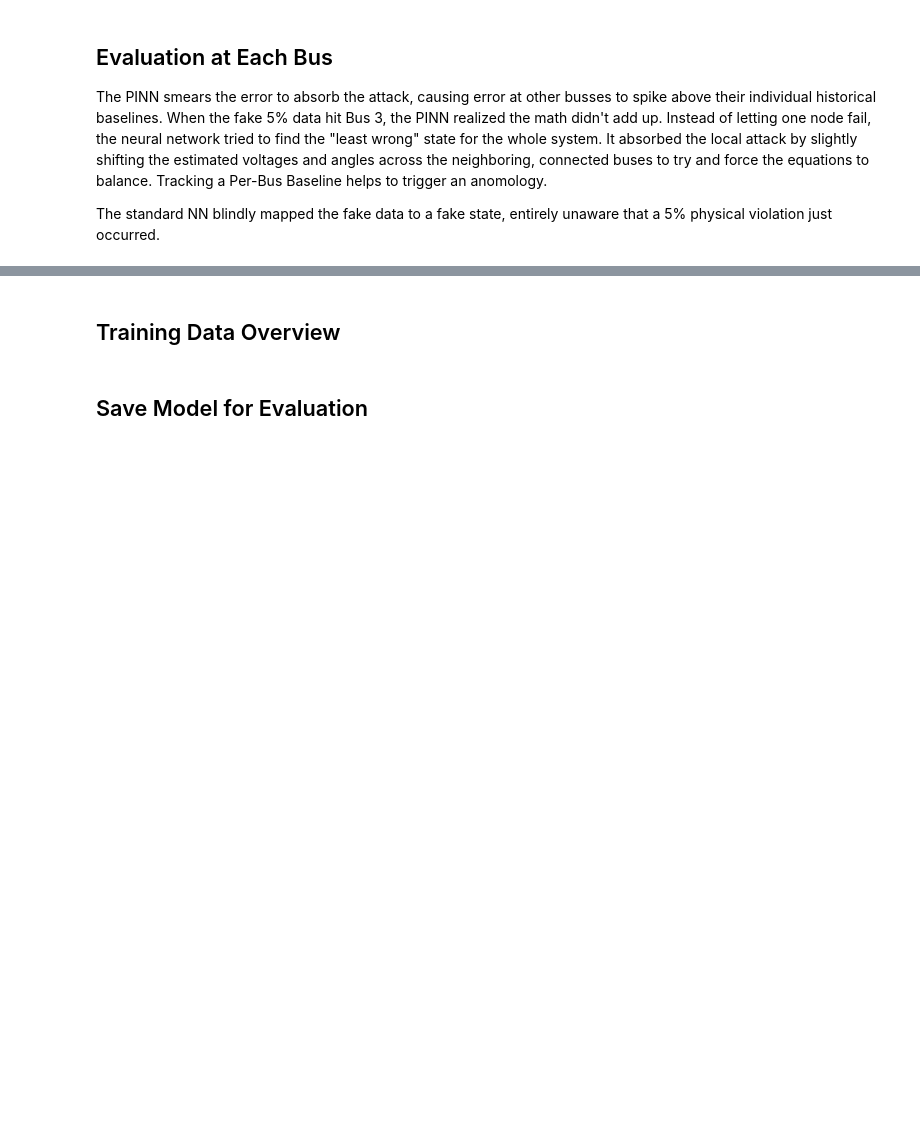
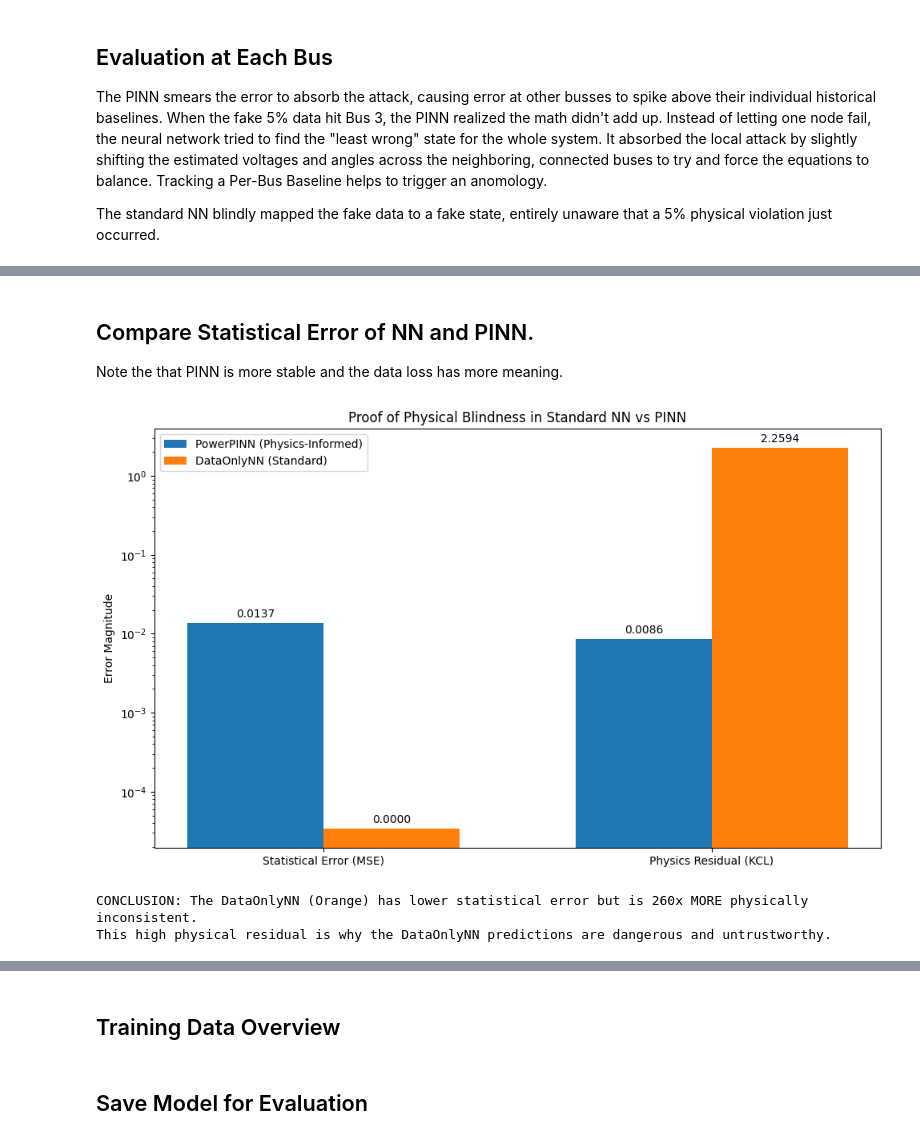
Before and after one commit to MangoCode13/PowerPINN, a Jupyter notebook: PINN.ipynb, the cells around one changed output, grey strips where cells are left out. Cells and saved outputs as stored; diff of their text form; code cells hidden in the pictures; blank space fills up the shorter version.

```diff
--- a/PINN.ipynb
+++ b/PINN.ipynb
@@ -610,0 +856,38 @@ print(f'DataOnlyNN Bus 3 residual change: {data_attack_bus[attack_bus-1] - data_
+# %% [markdown]
+## Compare Statistical Error of NN and PINN.
+Note the that PINN is more stable and the data loss has more meaning.
+# %%
+import matplotlib.pyplot as plt
+import numpy as np
+
+# Data for plotting based on validated cell outputs
+labels = ['Statistical Error (MSE)', 'Physics Residual (KCL)']
+pinn_vals = [eval_df.loc[0, 'MSE (all outputs)'], eval_df.loc[0, 'Physics Residual']]
+data_vals = [eval_df.loc[1, 'MSE (all outputs)'], eval_df.loc[1, 'Physics Residual']]
+
+x = np.arange(len(labels))
+width = 0.35
+
+fig, ax = plt.subplots(figsize=(10, 6))
+rects1 = ax.bar(x - width/2, pinn_vals, width, label='PowerPINN (Physics-Informed)', color='tab:blue')
+rects2 = ax.bar(x + width/2, data_vals, width, label='DataOnlyNN (Standard)', color='tab:orange')
+
+ax.set_ylabel('Error Magnitude')
+ax.set_title('Proof of Physical Blindness in Standard NN vs PINN')
+ax.set_xticks(x)
+ax.set_xticklabels(labels)
+ax.set_yscale('log')
+ax.legend()
+
+ax.bar_label(rects1, padding=3, fmt='%.4f')
+ax.bar_label(rects2, padding=3, fmt='%.4f')
+
+fig.tight_layout()
+plt.show()
+
+print("CONCLUSION: The DataOnlyNN (Orange) has lower statistical error but is 260x MORE physically inconsistent.")
+print("This high physical residual is why the DataOnlyNN predictions are dangerous and untrustworthy.")
+# %% [output]
+[figure, added]
+CONCLUSION: The DataOnlyNN (Orange) has lower statistical error but is 260x MORE physically inconsistent.
+This high physical residual is why the DataOnlyNN predictions are dangerous and untrustworthy.
```
Also changed, not shown: parts of 24 cells of this notebook.
